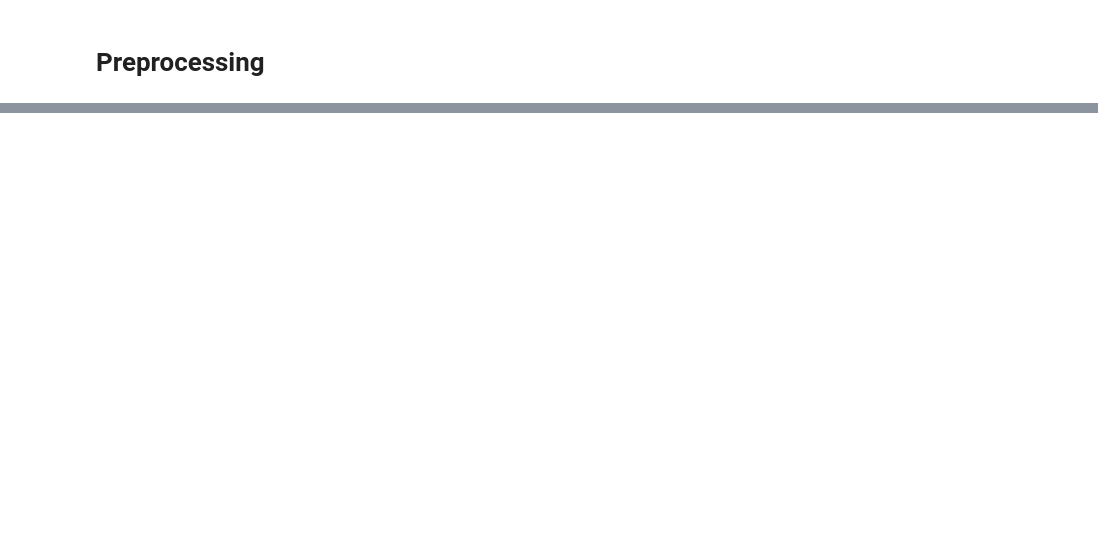
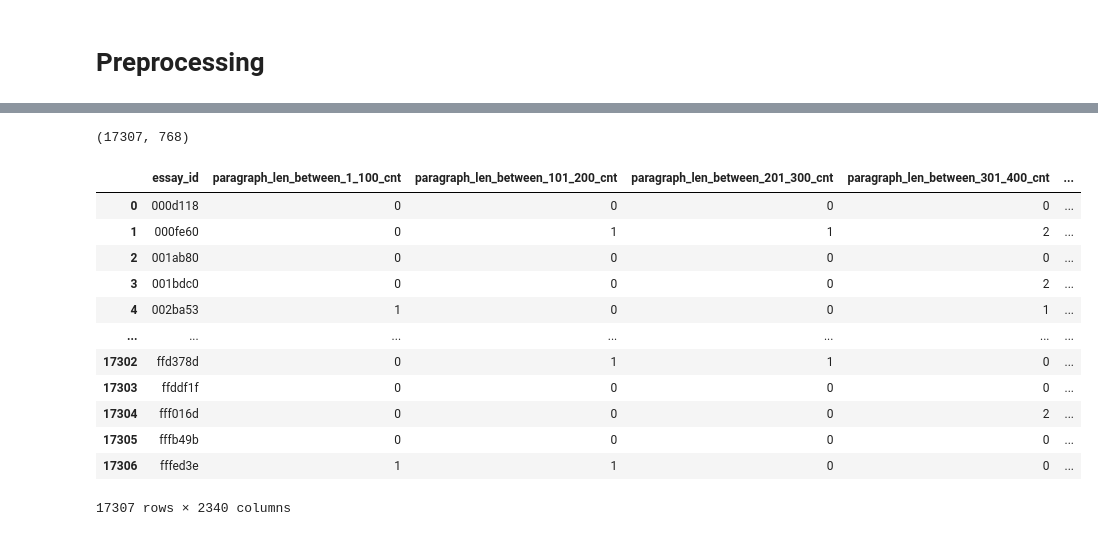
Before and after one commit to rinkusahu1/Kaggle_Practice_ML, a Jupyter notebook: automated_essay_score.ipynb, the cells around one changed output, grey strips where cells are left out. Drawn from its saved outputs; the diff is of its cells as text; code cells hidden in the pictures; blank space fills up the shorter version.

```diff
--- a/automated_essay_score.ipynb
+++ b/automated_essay_score.ipynb
@@ -407,0 +1074,4 @@ df
+# %%
+embeddings.shape
+# %% [output]
+(17307, 768)
@@ -407,0 +1086,18 @@ df
+# %%
+processed_train_df = pd.read_csv('/kaggle/input/processed-test-and-train/train_processed.csv')
+# %%
+processed_train_df
+# %% [output]
+|  | essay_id | paragraph_len_between_1_100_cnt | paragraph_len_between_101_200_cnt | paragraph_len_between_201_300_cnt | paragraph_len_between_301_400_cnt | ... |
+| 0 | 000d118 | 0 | 0 | 0 | 0 | ... |
+| 1 | 000fe60 | 0 | 1 | 1 | 2 | ... |
+| 2 | 001ab80 | 0 | 0 | 0 | 0 | ... |
+| 3 | 001bdc0 | 0 | 0 | 0 | 2 | ... |
+| 4 | 002ba53 | 1 | 0 | 0 | 1 | ... |
+| ... | ... | ... | ... | ... | ... | ... |
+| 17302 | ffd378d | 0 | 1 | 1 | 0 | ... |
+| 17303 | ffddf1f | 0 | 0 | 0 | 0 | ... |
+| 17304 | fff016d | 0 | 0 | 0 | 2 | ... |
+| 17305 | fffb49b | 0 | 0 | 0 | 0 | ... |
+| 17306 | fffed3e | 1 | 1 | 0 | 0 | ... |
+17307 rows × 2340 columns
```
Also changed, not shown: parts of 144 cells of this notebook.
